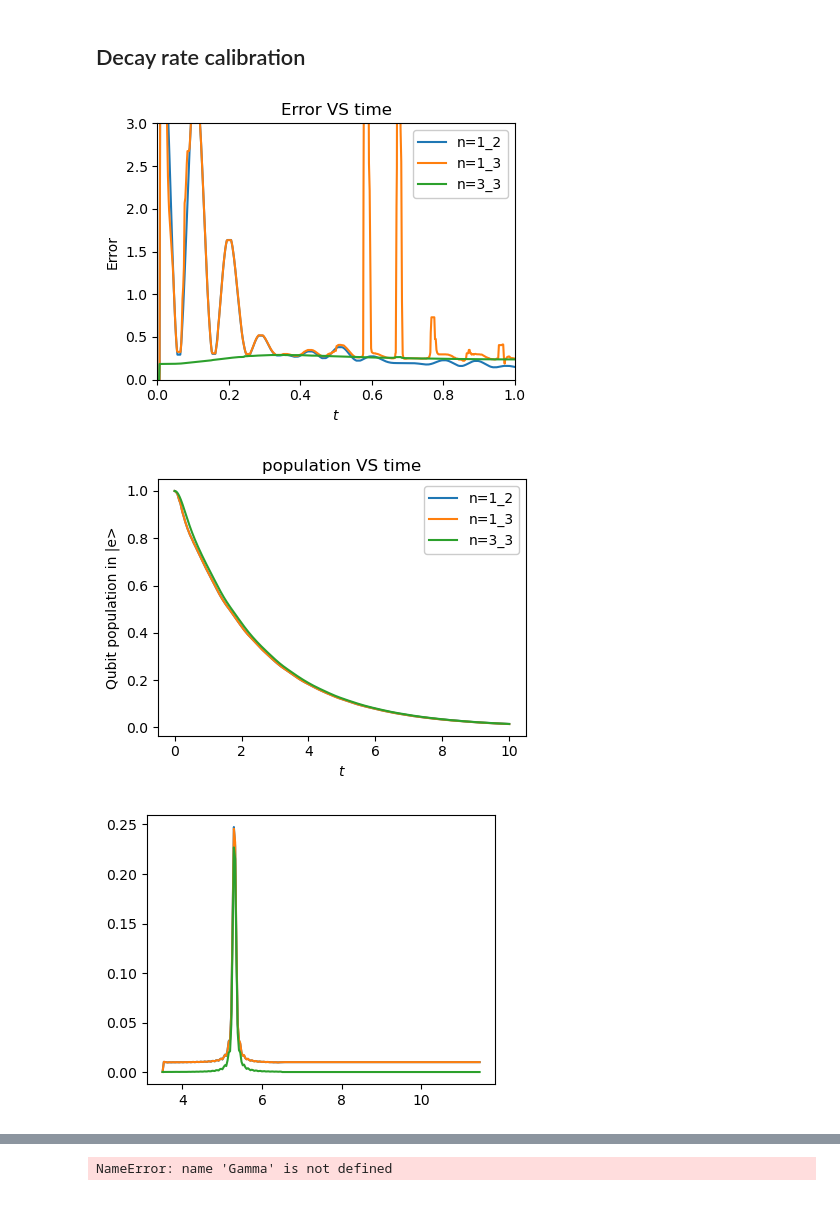
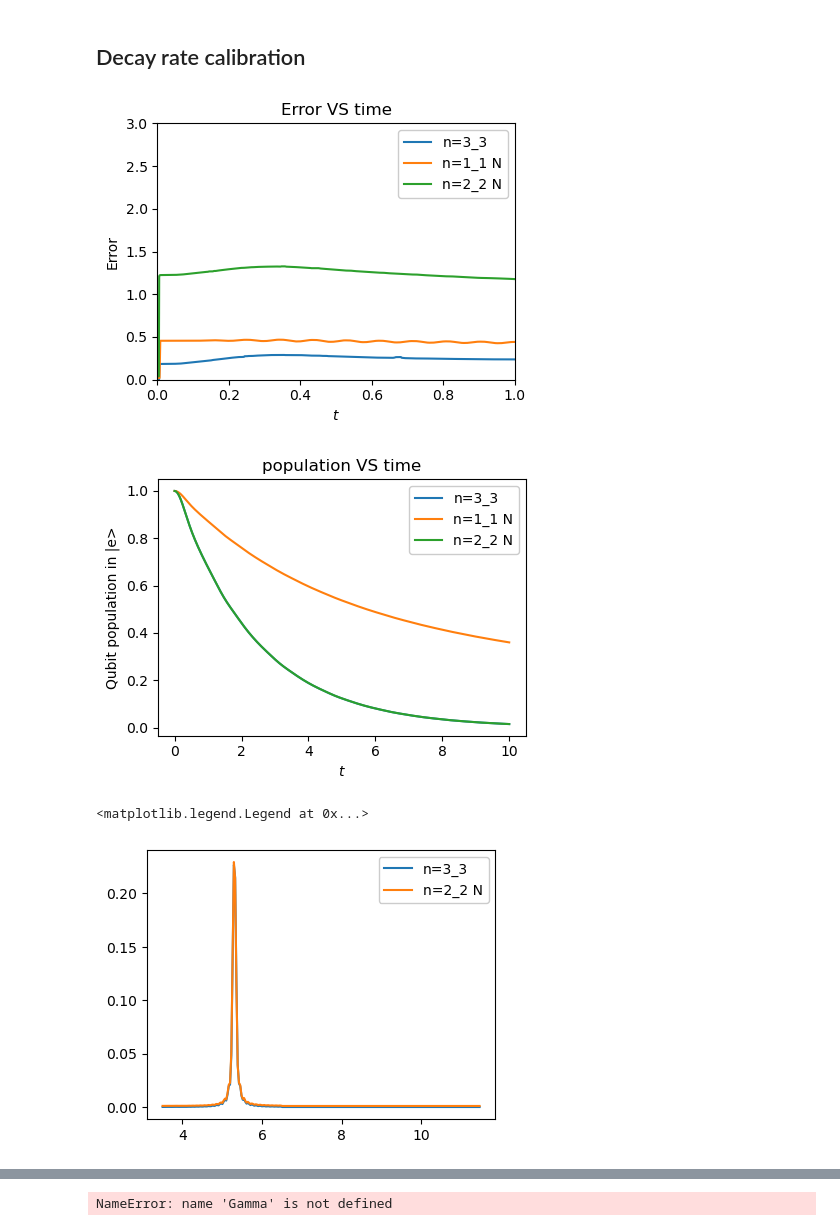
Before and after one commit to ngheeraert/HIGH_POWER_READOUT_FORTRAN, a Jupyter notebook: data_analysis/NL=2_QB_5.3_CAV_7.5_ad0.1_al0.050405_alLF0.01_KAPPA_TIMES_5_bw8_DO.ipynb, the cells around one changed output, grey strips where cells are left out. Saved outputs shown, nothing was run; the diff lists cells and outputs as text; code cells hidden in the pictures.

```diff
--- a/data_analysis/NL=2_QB_5.3_CAV_7.5_ad0.1_al0.050405_alLF0.01_KAPPA_TIMES_5_bw8_DO.ipynb
+++ b/data_analysis/NL=2_QB_5.3_CAV_7.5_ad0.1_al0.050405_alLF0.01_KAPPA_TIMES_5_bw8_DO.ipynb
@@ -18,29 +18,31 @@ The autoreload extension is already loaded. To reload it, use:
 ## Decay rate calibration
 # %%
 path_mac = '../../data_mac/data_23_july_2024_DO/'
-path_mac_B = '../../data_mac/data_23_july_2024_B/'
+path_mac_N = '../../data_mac/data_23_july_2024_N/'
 
 dyns={}
-paramchar= "nl2_n1_2_E0.10E-01_dtadd0.01_0.01_3_ar0.0_g0.000_al0.000000_0.001000_6.500_nm250_p0.5E-05_wq5.3037_wc7.500_bc2.300_5.200_7.500_12.600_bw8.000O_mr0.00_0.00_0.00_wd7.500_ad0.0000_anh159.155_dt0.0010_errl0.1E-03_lsfe12_qb2_cv0.0_tmax10_TRSM3"
-dyns["n=1_2"] = da.dynamics(2, path_mac_B, paramchar)
-paramchar= "nl2_n1_3_E0.10E-01_dtadd0.01_0.01_3_ar0.0_g0.000_al0.000000_0.001000_6.500_nm250_p0.5E-05_wq5.3037_wc7.500_bc2.300_5.200_7.500_12.600_bw8.000O_mr0.00_0.00_0.00_wd7.500_ad0.0000_anh159.155_dt0.0010_errl0.1E-03_lsfe12_qb2_cv0.0_tmax10_TRSM3"
-dyns["n=1_3"] = da.dynamics(2, path_mac_B, paramchar)
 paramchar= "nl2_n3_3_E0.10E-01_dtadd0.20_0.35_3_ar0.0_g0.000_al0.000000_0.001000_6.500_nm250_p0.5E-05_wq5.3037_wc7.500_bc2.300_5.200_7.500_12.600_bw8.000O_mr0.00_0.00_0.00_wd7.500_ad0.0000_anh159.155_dt0.0010_errl0.1E-03_lsfe12_qb2_cv0.0_tmax10_TRSM3"
 dyns["n=3_3"] = da.dynamics(2, path_mac, paramchar)
+paramchar= "nl2_n1_1_E0.10E-01_dtadd0.50_0.20_3_ar0.0_g0.000_al0.000000_0.001000_6.500_nm250_p0.5E-05_wq5.3037_wc7.500_bc2.300_5.200_7.500_12.600_bw8.000O_mr0.00_0.00_0.00_wd7.500_ad0.0000_anh159.155_dt0.0010_errl0.1E-04_lsfe12_qb2_cv0.0_tmax10_TRSM3"
+dyns["n=1_1 N"] = da.dynamics(2, path_mac_N, paramchar)
+paramchar= "nl2_n2_2_E0.10E-01_dtadd0.02_0.02_2_ar0.0_g0.000_al0.000000_0.001000_6.500_nm250_p0.5E-05_wq5.3037_wc7.500_bc2.300_5.200_7.500_12.600_bw8.000O_mr0.00_0.00_0.00_wd7.500_ad0.0000_anh159.155_dt0.0010_errl0.1E-04_lsfe12_qb2_cv0.0_tmax10_TRSM3"
+dyns["n=2_2 N"] = da.dynamics(2, path_mac_N, paramchar)
 # %%
+i=0
 for key in dyns:
-    plt.plot( dyns[key].times, dyns[key].error, label=key  )
+    plt.plot( dyns[key].times, dyns[key].error+0.02*i, label=key  )
+    i+=1
 plt.ylabel( "Error" )
 plt.xlim(0,1)
 plt.ylim(0,3)
 plt.xlabel( "$t$" )
 plt.title( "Error VS time"  )
 plt.legend()
 plt.tight_layout()
 plt.savefig( keynote_folder_path+'photons_convergence.pdf',format='pdf' )
 plt.show()
 # %% [output]
-[figure, old version]
+[figure, new version]
 # %%
 for key in dyns:
     plt.plot( dyns[key].times, dyns[key].pplt[:,1], label=key  )
@@ -52,9 +54,13 @@ plt.tight_layout()
 plt.savefig( keynote_folder_path+'photons_convergence.pdf',format='pdf' )
 plt.show()
 # %% [output]
-[figure, old version]
+[figure, new version]
 # %%
+i=0
 for key in dyns:
-    plt.plot( dyns[key].wk/(2*np.pi), dyns[key].nk[-1,1:], label=key  )
+    plt.plot( dyns[key].wk/(2*np.pi), dyns[key].nk[-1,1:]+0.001*i, label=key  )
+    i+=1
+plt.legend()
 # %% [output]
+<matplotlib.legend.Legend at 0x...>
-[figure, old version]
+[figure, new version]
```
Also changed, not shown: parts of 2 cells of this notebook, 9 other files.
